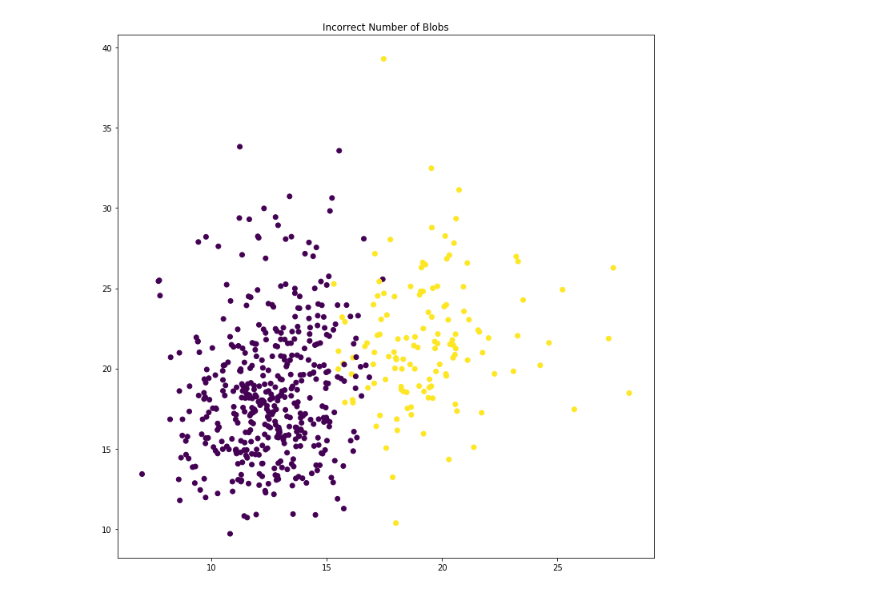
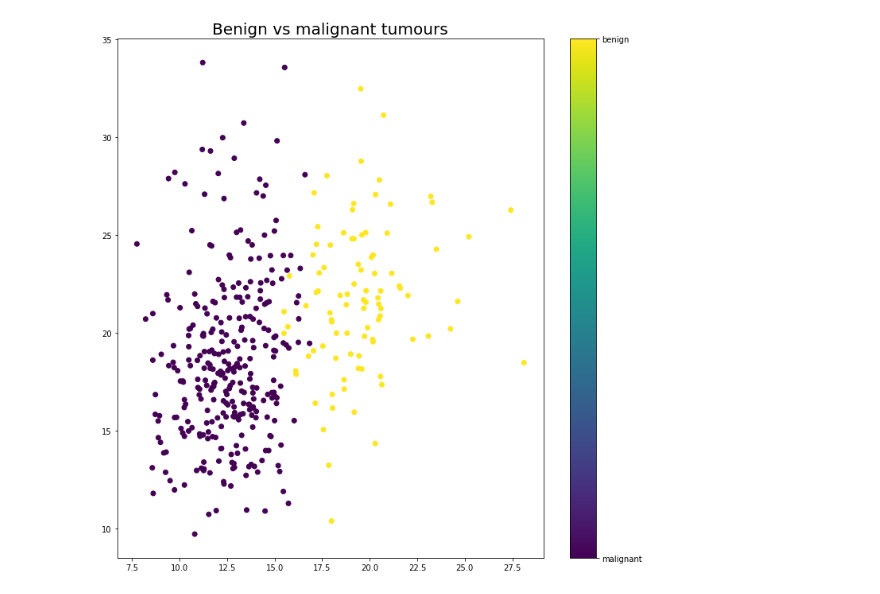
Before and after one commit to rebeccaSimmonds19/bc-ML, a Jupyter notebook: bc-clustering.ipynb, the cells around one changed output. Cells and saved outputs as stored; diff of their text form; code cells hidden in the pictures.

```diff
--- a/bc-clustering.ipynb
+++ b/bc-clustering.ipynb
@@ -37,13 +16,13 @@ X_train, X_test, y_train, y_test = train_test_split(X, y, test_size = 0.3, rando
-# %%
-plt.figure(figsize=(12, 12))
-
-# Incorrect number of clusters
-y_pred = KMeans(n_clusters=2).fit_predict(X)
-
-#plt.subplot(221)
-plt.scatter(X[:,0], X[:,1], c=y_pred)
-plt.title("Benign vs ma")
-
-plt.show()
-# %% [output]
-[figure, removed]
+# %%
+y_pred = KMeans(n_clusters=2).fit_predict(X_train)
+
+plt.figure(figsize=(12, 12))
+scatter = plt.scatter(X_train[:,0], X_train[:,1], c=y_pred)
+formatter = plt.FuncFormatter(lambda i, *args: dataset.target_names[int(i)])
+classes = ['benign','malignant']
+plt.colorbar(ticks=[0, 1], format=formatter)
+plt.title("Benign vs malignant tumours", fontsize=20)
+
+plt.show()
+# %% [output]
+[figure, added]
```
Also changed, not shown: parts of 1 cell of this notebook, 2 other files.
